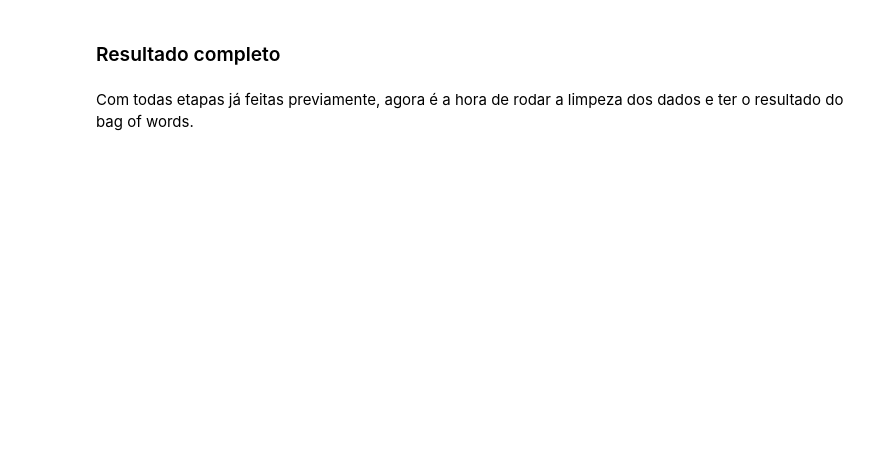
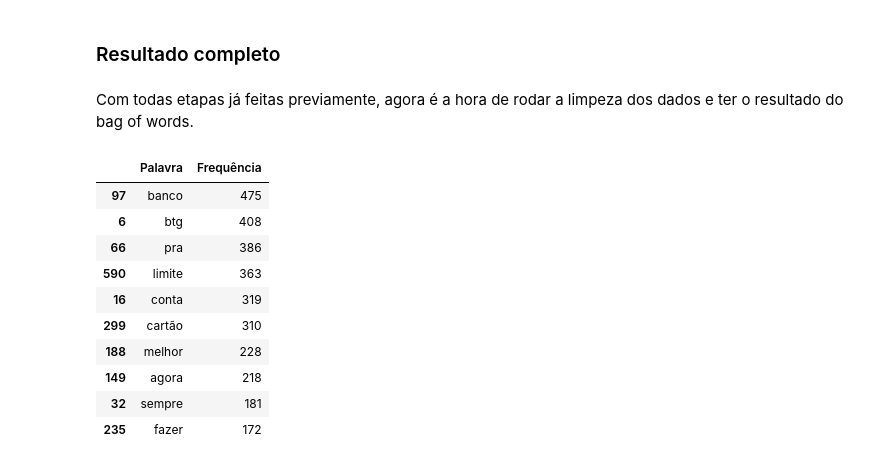
Before and after one commit to 2023M6T4-Inteli/Projeto4, a Jupyter notebook: src/bag-of-words.ipynb, the cells around one changed output. Saved outputs shown, nothing was run; the diff lists cells and outputs as text; code cells hidden in the pictures; blank space fills up the shorter version.

```diff
--- a/src/bag-of-words.ipynb
+++ b/src/bag-of-words.ipynb
@@ -495,4 +708,16 @@ cleaned_df = pipeline(df)
 # %%
 # Resultado Bag of Words
 result_final = bow_dataframe(cleaned_df['Frases_sem_stop_words'])
-result_final.head(10)a
+result_final.head(10)
+# %% [output]
+|  | Palavra | Frequência |
+| 97 | banco | 475 |
+| 6 | btg | 408 |
+| 66 | pra | 386 |
+| 590 | limite | 363 |
+| 16 | conta | 319 |
+| 299 | cartão | 310 |
+| 188 | melhor | 228 |
+| 149 | agora | 218 |
+| 32 | sempre | 181 |
+| 235 | fazer | 172 |
```
Also changed, not shown: parts of 32 cells of this notebook, 3 other files.
